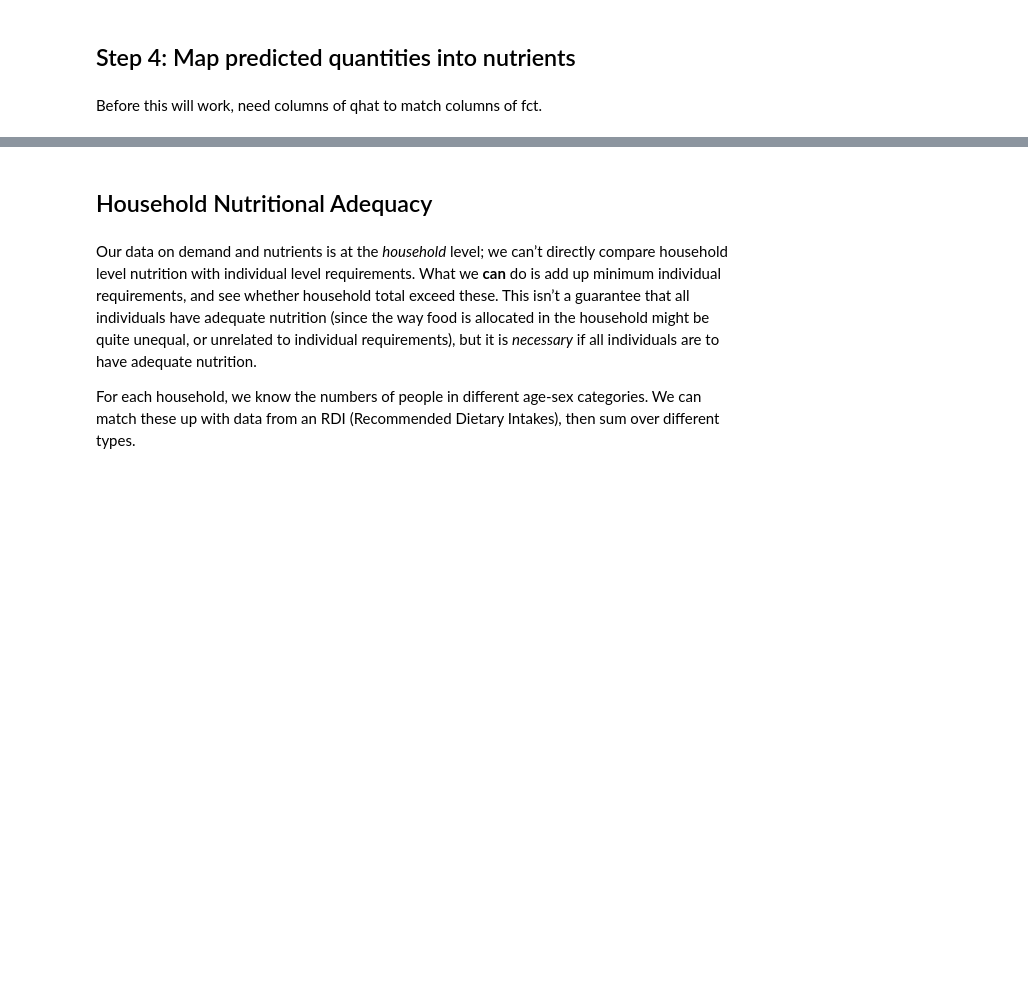
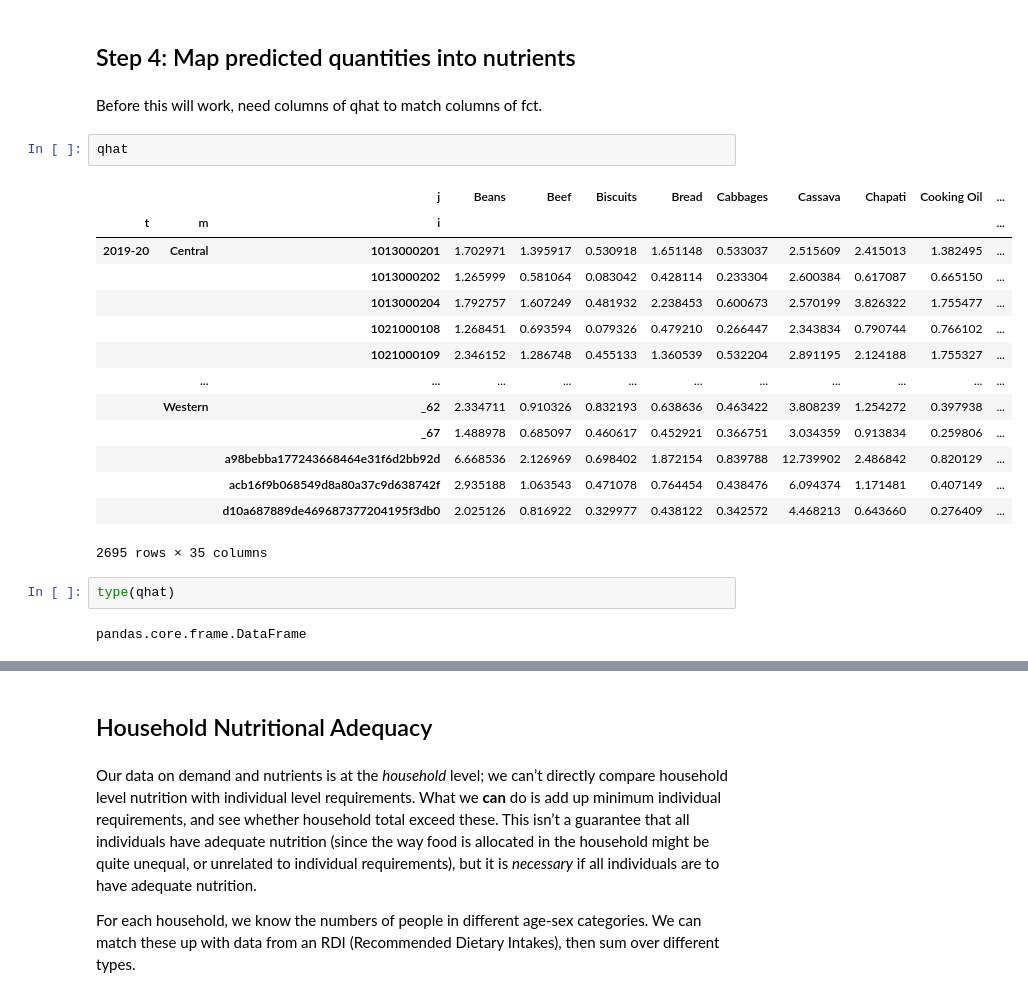
Before and after one commit to vishalival/eep153-stanley-jevons, a Jupyter notebook: uganda_nutrition.ipynb, the cells around one changed output, grey strips where cells are left out. Saved outputs shown, nothing was run; the diff lists cells and outputs as text; blank space fills up the shorter version.

```diff
--- a/uganda_nutrition.ipynb
+++ b/uganda_nutrition.ipynb
@@ -227,3 +227,24 @@ prices are the same for everyone, so just take median.
 ## Step 4: Map predicted quantities into nutrients
 # %% [markdown]
 Before this will work, need columns of qhat to match columns of fct.
+# %%
+qhat
+# %% [output]
+|  |  | j | Beans | Beef | Biscuits | Bread | Cabbages | Cassava | Chapati | Cooking Oil | ... |
+| t | m | i |  |  |  |  |  |  |  |  | ... |
+| 2019-20 | Central | 1013000201 | 1.702971 | 1.395917 | 0.530918 | 1.651148 | 0.533037 | 2.515609 | 2.415013 | 1.382495 | ... |
+|  |  | 1013000202 | 1.265999 | 0.581064 | 0.083042 | 0.428114 | 0.233304 | 2.600384 | 0.617087 | 0.665150 | ... |
+|  |  | 1013000204 | 1.792757 | 1.607249 | 0.481932 | 2.238453 | 0.600673 | 2.570199 | 3.826322 | 1.755477 | ... |
+|  |  | 1021000108 | 1.268451 | 0.693594 | 0.079326 | 0.479210 | 0.266447 | 2.343834 | 0.790744 | 0.766102 | ... |
+|  |  | 1021000109 | 2.346152 | 1.286748 | 0.455133 | 1.360539 | 0.532204 | 2.891195 | 2.124188 | 1.755327 | ... |
+|  | ... | ... | ... | ... | ... | ... | ... | ... | ... | ... | ... |
+|  | Western | _62 | 2.334711 | 0.910326 | 0.832193 | 0.638636 | 0.463422 | 3.808239 | 1.254272 | 0.397938 | ... |
+|  |  | _67 | 1.488978 | 0.685097 | 0.460617 | 0.452921 | 0.366751 | 3.034359 | 0.913834 | 0.259806 | ... |
+|  |  | a98bebba177243668464e31f6d2bb92d | 6.668536 | 2.126969 | 0.698402 | 1.872154 | 0.839788 | 12.739902 | 2.486842 | 0.820129 | ... |
+|  |  | acb16f9b068549d8a80a37c9d638742f | 2.935188 | 1.063543 | 0.471078 | 0.764454 | 0.438476 | 6.094374 | 1.171481 | 0.407149 | ... |
+|  |  | d10a687889de469687377204195f3db0 | 2.025126 | 0.816922 | 0.329977 | 0.438122 | 0.342572 | 4.468213 | 0.643660 | 0.276409 | ... |
+2695 rows × 35 columns
+# %%
+type(qhat)
+# %% [output]
+pandas.core.frame.DataFrame
```
Also changed, not shown: parts of 4 cells of this notebook, 10 other files.
